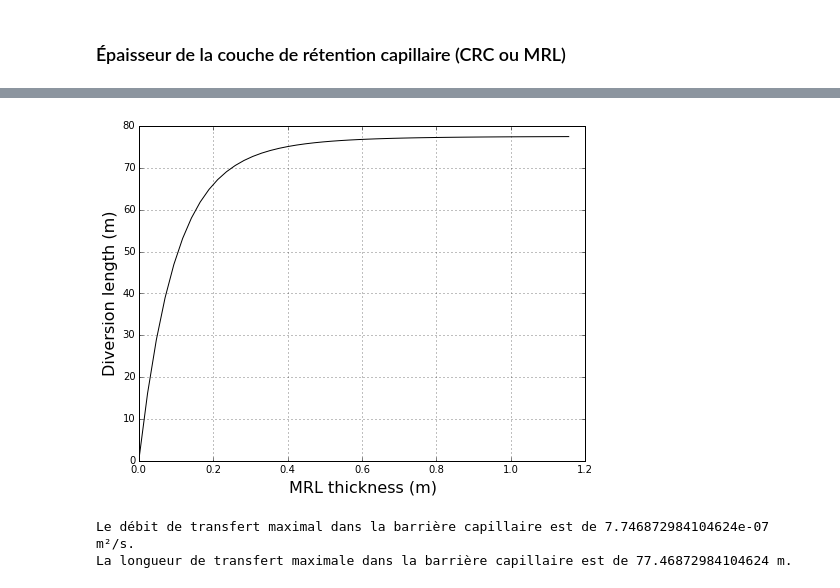
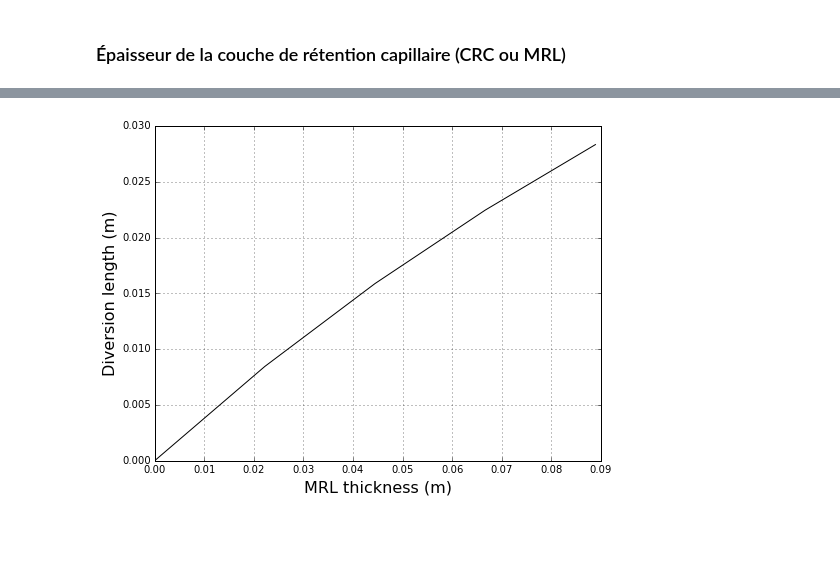
Before and after one commit to essicolo/GCI733-A2015, a Jupyter notebook: barriere-capillaire.ipynb, the cells around one changed output, grey strips where cells are left out. Saved outputs shown, nothing was run; the diff lists cells and outputs as text; code cells hidden in the pictures; blank space fills up the shorter version.

Commit message:
Correction du calcul de la longueur de transfert en fonction de l'épaisseur de la CRC

```diff
--- a/barriere-capillaire.ipynb
+++ b/barriere-capillaire.ipynb
@@ -137,13 +137,13 @@ cbllVG = 0.5
 cblksat = 2.3e-3 # m/s
 
 # MRL parameters
-mrlthR = 0.03 # 0.1 #
-mrlthS = 0.4 #0.43 #
-mrlaVG = 0.347 * 9.807 #0.14 * 9.807 # 9.807 pour convertir en en m-1
-mrlnVG = 2.29 # 1.23 #
+mrlthR = 0.1 # 0.03 #
+mrlthS = 0.441794820254646 # 0.4 #
+mrlaVG = 0.16162092033419 * 9.807 #0.347 * 9.807 # 9.807 pour convertir en en m-1
+mrlnVG = 1.21995996561548 # 2.29 #
 mrlmVG = 1 - 1/mrlnVG
 mrllVG = 0.5
-mrlksat = 8e-5 # 1.9e-7# m/s
+mrlksat = 1.9e-7#8e-5 #  m/s
 # %% [markdown]
 ## Modèle d'infiltration vertical
 # %% [markdown]
@@ -318,13 +331,11 @@ profileCBL.psiMax
 # %% [markdown]
 ### Épaisseur de la couche de rétention capillaire (CRC ou MRL)
 # %%
-pente = 0.25
+mrlPsi = np.linspace(start = profileCBL.psiMax, stop = profileMRL.psiMax, num = 20, endpoint = True)
+mrlTh = mrlPsi - profileCBL.psiMax
+QmaxTh = np.array([])
+for i in arange(0, len(mrlPsi)):
+    QmaxTh = np.append(QmaxTh, pente * quad(k_vanGenuchten, profileCBL.psiMax, mrlPsi[i], args=(mrlaVG, mrlnVG, mrlmVG, mrlksat, mrllVG))[0])
 
-# changer le multiplicateur  profileMRL.psiMax * 1 ou profileMRL.psiMax * 10 pour obtenir une plage de calcul plus large
-mrlPsi = np.linspace(start = profileCBL.psiMax, stop = profileMRL.psiMax * 1, num = 50, endpoint = True)
-mrlTh = mrlPsi - profileCBL.psiMax
-Qmax = []
-L = []
-for i in range(0, len(mrlPsi)):
-    Qmax.append(pente * quad(k_vanGenuchten, profileCBL.psiMax, mrlPsi[i], args=(mrlaVG, mrlnVG, mrlmVG, mrlksat, mrllVG))[0])
-    L.append(Qmax[i] / unit_flow)
+LTh = QmaxTh / unit_flow
+QmaxTh
@@ -331,13 +350,7 @@ for i in range(0, len(mrlPsi)):
 # %%
-plot(mrlTh, L, color = 'black')
+plot(mrlTh, LTh, color = 'black')
 xlabel('MRL thickness (m)', fontsize = fontSize)
 ylabel('Diversion length (m)', fontsize = fontSize)
 grid()
 # %% [output]
-[figure, old version]
+[figure, new version]
-# %%
-print ('Le débit de transfert maximal dans la barrière capillaire est de', max(Qmax), 'm²/s.')
-print ('La longueur de transfert maximale dans la barrière capillaire est de', max(L), 'm.')
-# %% [output]
-Le débit de transfert maximal dans la barrière capillaire est de 7.746872984104624e-07 m²/s.
-La longueur de transfert maximale dans la barrière capillaire est de 77.46872984104624 m.
```
Also changed, not shown: parts of 7 cells of this notebook.
